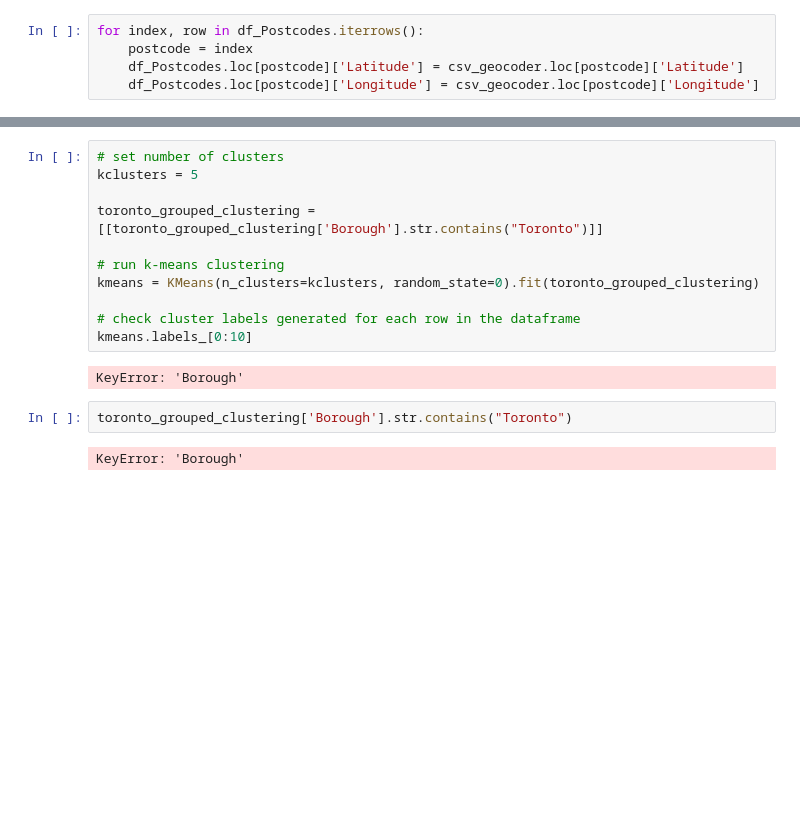
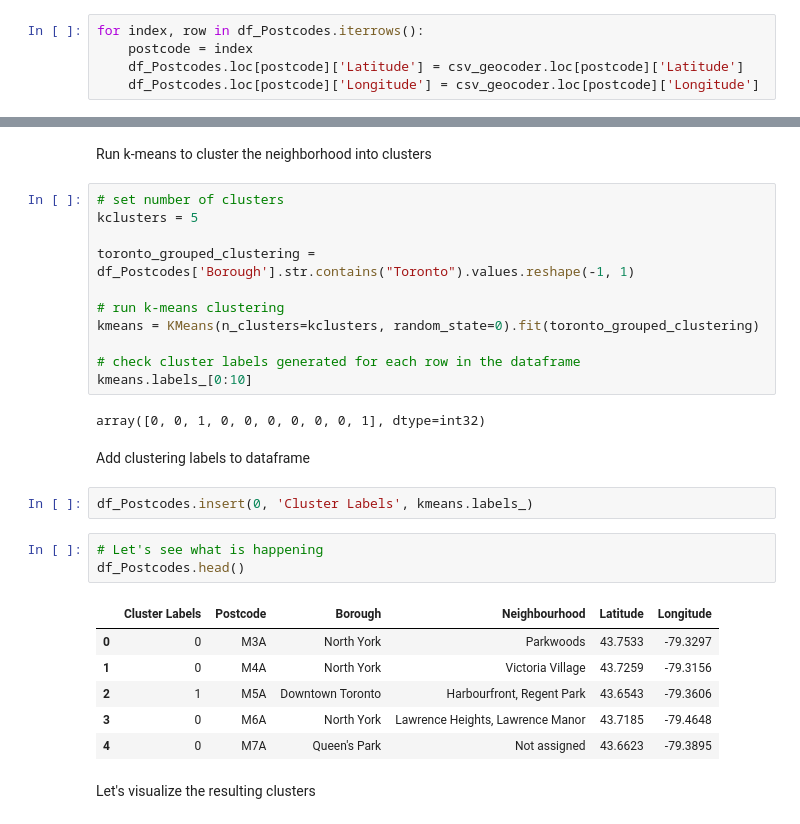
Before and after one commit to phakkers/Coursera_Capstone, a Jupyter notebook: Segmenting and Clustering Neighborhoods in Toronto_2.ipynb, the cells around one changed output, grey strips where cells are left out. Drawn from its saved outputs; the diff is of its cells as text; blank space fills up the shorter version.

```diff
--- a/Segmenting and Clustering Neighborhoods in Toronto_2.ipynb
+++ b/Segmenting and Clustering Neighborhoods in Toronto_2.ipynb
@@ -167,8 +181,10 @@ ImportError: No module named 'folium'
+# %% [markdown]
+Run k-means to cluster the neighborhood into clusters
 # %%
 # set number of clusters
 kclusters = 5
 
-toronto_grouped_clustering = [[toronto_grouped_clustering['Borough'].str.contains("Toronto")]]
+toronto_grouped_clustering = df_Postcodes['Borough'].str.contains("Toronto").values.reshape(-1, 1)
 
 # run k-means clustering
 kmeans = KMeans(n_clusters=kclusters, random_state=0).fit(toronto_grouped_clustering)
@@ -176,8 +192,20 @@ kmeans = KMeans(n_clusters=kclusters, random_state=0).fit(toronto_grouped_cluste
 # check cluster labels generated for each row in the dataframe
 kmeans.labels_[0:10]
 # %% [output]
-KeyError: 'Borough'
+array([0, 0, 1, 0, 0, 0, 0, 0, 0, 1], dtype=int32)
-# %%
-toronto_grouped_clustering['Borough'].str.contains("Toronto")
-# %% [output]
-KeyError: 'Borough'
+# %% [markdown]
+Add clustering labels to dataframe
+# %%
+df_Postcodes.insert(0, 'Cluster Labels', kmeans.labels_)
+# %%
+# Let's see what is happening
+df_Postcodes.head()
+# %% [output]
+|  | Cluster Labels | Postcode | Borough | Neighbourhood | Latitude | Longitude |
+| 0 | 0 | M3A | North York | Parkwoods | 43.7533 | -79.3297 |
+| 1 | 0 | M4A | North York | Victoria Village | 43.7259 | -79.3156 |
+| 2 | 1 | M5A | Downtown Toronto | Harbourfront, Regent Park | 43.6543 | -79.3606 |
+| 3 | 0 | M6A | North York | Lawrence Heights, Lawrence Manor | 43.7185 | -79.4648 |
+| 4 | 0 | M7A | Queen's Park | Not assigned | 43.6623 | -79.3895 |
+# %% [markdown]
+Let's visualize the resulting clusters
```
Also changed, not shown: parts of 7 cells of this notebook.
